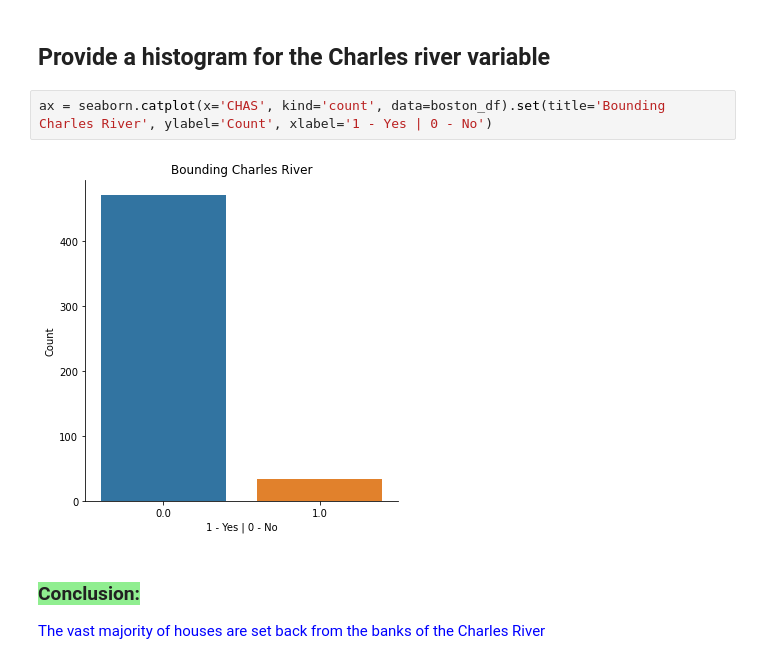
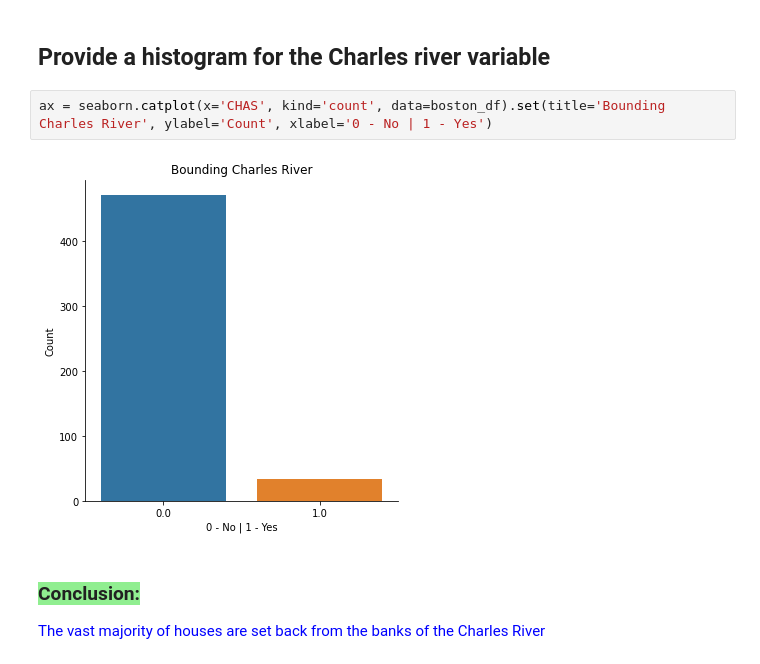
Before and after one commit to eks/statistics_for_data_science, a Jupyter notebook: Boston Housing.ipynb, the cells around one changed output. Saved outputs shown, nothing was run; the diff lists cells and outputs as text.

```diff
--- a/Boston Housing.ipynb
+++ b/Boston Housing.ipynb
@@ -83,9 +83,9 @@ Text(0.5, 0, 'Median value of owner-occupied homes')
 # %% [markdown]
 ## Provide a histogram for the Charles river variable
 # %%
-ax = seaborn.catplot(x='CHAS', kind='count', data=boston_df).set(title='Bounding Charles River', ylabel='Count', xlabel='1 - Yes | 0 - No')
+ax = seaborn.catplot(x='CHAS', kind='count', data=boston_df).set(title='Bounding Charles River', ylabel='Count', xlabel='0 - No | 1 - Yes')
 # %% [output]
-[figure, old version]
+[figure, new version]
 # %% [markdown]
 ### <span style='background :lightgreen' >Conclusion:</span>
 <span style='color: blue'>The vast majority of houses are set back from the banks of the Charles River
```
Also changed, not shown: parts of 1 cell of this notebook.
